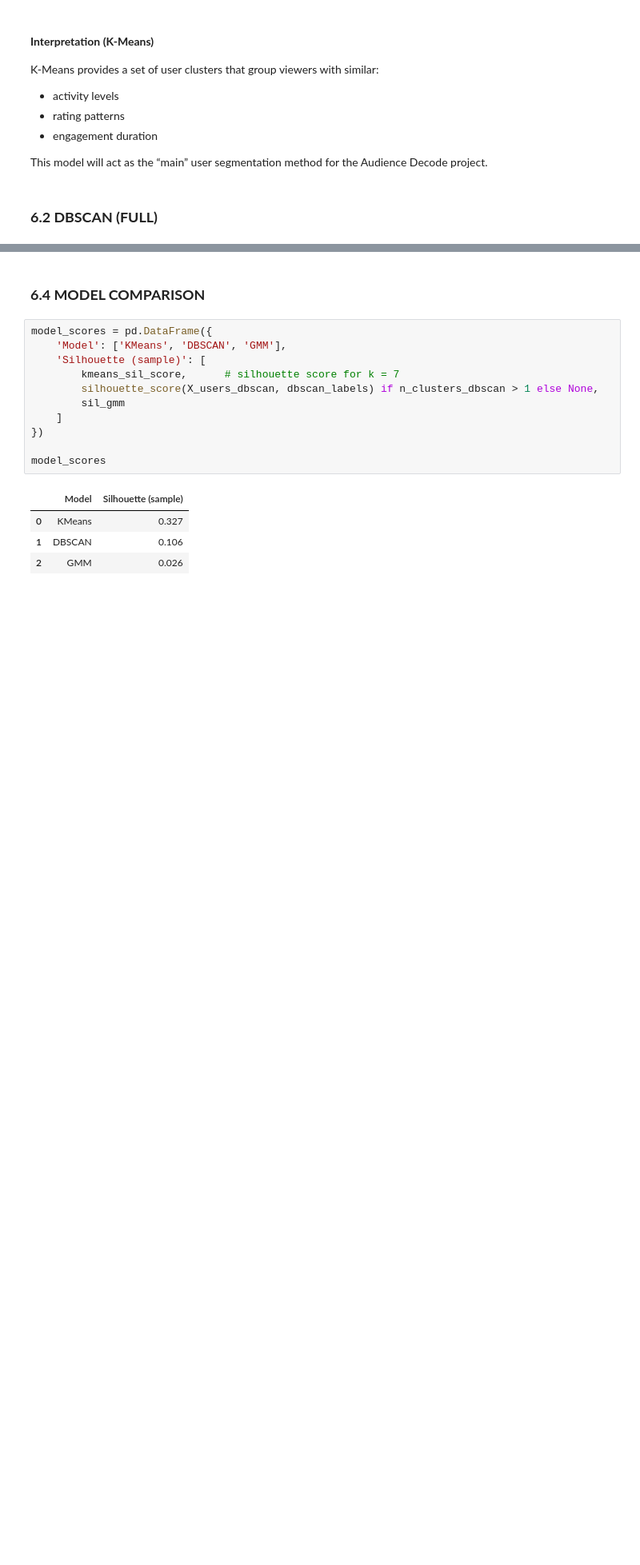
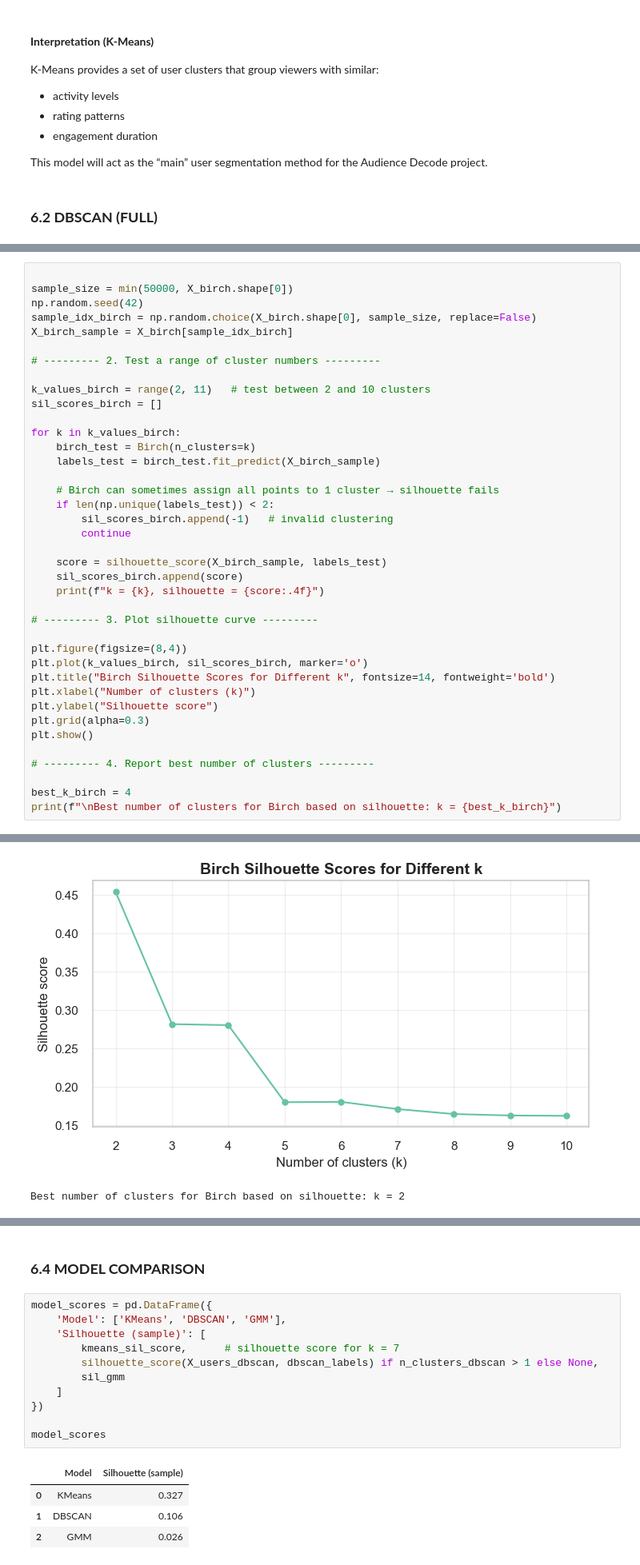
Before and after one commit to alkalenka/AudienceDecode_320991, a Jupyter notebook: main.ipynb, the cells around one changed output, grey strips where cells are left out. Shown at 80% size. Saved outputs shown, nothing was run; the diff lists cells and outputs as text; blank space fills up the shorter version.

```diff
--- a/main.ipynb
+++ b/main.ipynb
@@ -1408,0 +1193,40 @@ GMM is therefore included for comparison but not selected as the final model.
+# %%
+
+sample_size = min(50000, X_birch.shape[0])
+np.random.seed(42)
+sample_idx_birch = np.random.choice(X_birch.shape[0], sample_size, replace=False)
+X_birch_sample = X_birch[sample_idx_birch]
+
+# --------- 2. Test a range of cluster numbers ---------
+
+k_values_birch = range(2, 11)   # test between 2 and 10 clusters
+sil_scores_birch = []
+
+for k in k_values_birch:
+    birch_test = Birch(n_clusters=k)
+    labels_test = birch_test.fit_predict(X_birch_sample)
+
+    # Birch can sometimes assign all points to 1 cluster → silhouette fails
+    if len(np.unique(labels_test)) < 2:
+        sil_scores_birch.append(-1)   # invalid clustering
+        continue
+
+    score = silhouette_score(X_birch_sample, labels_test)
+    sil_scores_birch.append(score)
+    print(f"k = {k}, silhouette = {score:.4f}")
+
+# --------- 3. Plot silhouette curve ---------
+
+plt.figure(figsize=(8,4))
+plt.plot(k_values_birch, sil_scores_birch, marker='o')
+plt.title("Birch Silhouette Scores for Different k", fontsize=14, fontweight='bold')
+plt.xlabel("Number of clusters (k)")
+plt.ylabel("Silhouette score")
+plt.grid(alpha=0.3)
+plt.show()
+
+# --------- 4. Report best number of clusters ---------
+
+best_k_birch = 4
+print(f"\nBest number of clusters for Birch based on silhouette: k = {best_k_birch}")
+# %% [output]
@@ -1408,0 +1242,2 @@ GMM is therefore included for comparison but not selected as the final model.
+[figure, added]
+Best number of clusters for Birch based on silhouette: k = 2
```
Also changed, not shown: parts of 53 cells of this notebook.
